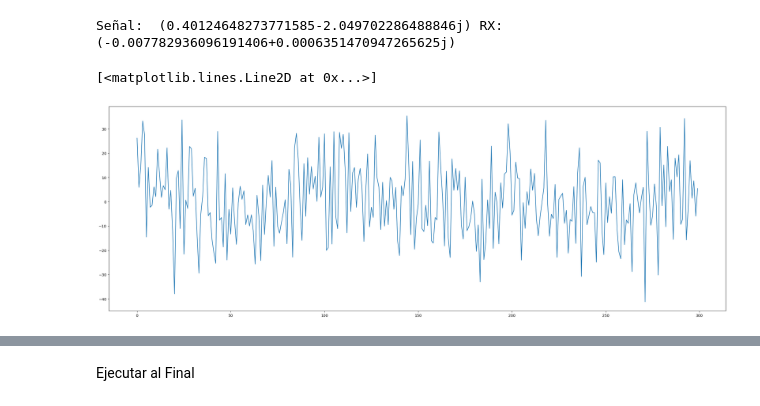
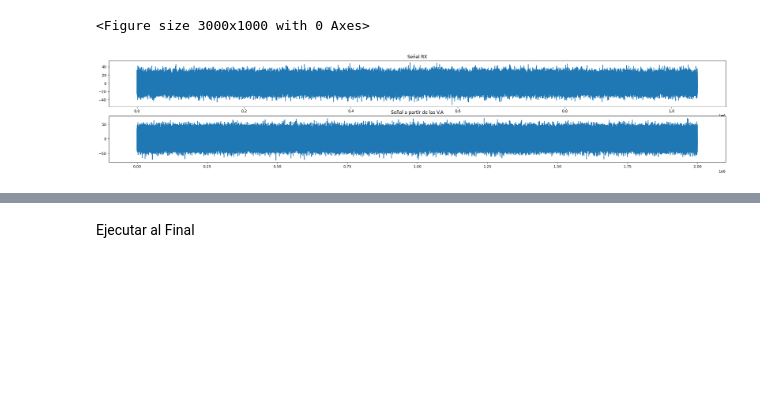
Before and after one commit to GastonFernandez00/Comunicaciones-Digitales, a Jupyter notebook: SDR Ejercicios/Ejercicio1.ipynb, the cells around one changed output, grey strips where cells are left out. Saved outputs shown, nothing was run; the diff lists cells and outputs as text; code cells hidden in the pictures; blank space fills up the shorter version.

Commit message:
Fin con la señal y el nuevo Histograma

```diff
--- a/SDR Ejercicios/Ejercicio1.ipynb
+++ b/SDR Ejercicios/Ejercicio1.ipynb
@@ -106,7 +110,7 @@ plotSpect(rxSignal,samplingRate)
 
 #   MEDIA   #
 
-# rxSignal = sdr.rx()
+rxSignal = sdr.rx()
 real = np.real(rxSignal);
 imag = np.imag(rxSignal);
 print(np.mean(real),np.mean(imag))
@@ -160,13 +167,21 @@ plt.show()
 # %%
 #Variable Gaussiana Compleja
 np.random.seed(0)
 plt.figure(figsize=(30,10))
-señal1 = np.random.normal(loc = np.mean(rxSignal), scale = np.std(rxSignal), size = 300)
-señal2 = np.random.normal(loc = np.mean(rxSignal), scale = np.std(rxSignal), size = 300)
+señal1 = np.random.normal(loc = np.mean(rxSignal), scale = np.std(rxSignal), size = 2000000)
+señal2 = np.random.normal(loc = np.mean(rxSignal), scale = np.std(rxSignal), size = 2000000)
 señal = señal1+1j*señal2
-print("Señal: ",np.mean(señal),"RX: ",np.mean(rxSignal))
+
+plt.figure(figsize=(30,5))
+plt.subplot(2,1,1)
+plt.title("Señal RX")
+plt.plot(rxSignal,scalex=True)
+
+plt.subplot(2,1,2)
+plt.title("Señal a partir de las V.A")
 plt.plot(señal,scalex = True)
+
+plt.show()
 # %% [output]
-Señal:  (0.40124648273771585-2.049702286488846j) RX:  (-0.007782936096191406+0.0006351470947265625j)
+<Figure size 3000x1000 with 0 Axes>
-[<matplotlib.lines.Line2D at 0x...>]
-[figure, old version]
+[figure, new version]
```
Also changed, not shown: parts of 7 cells of this notebook, 1 other file.
